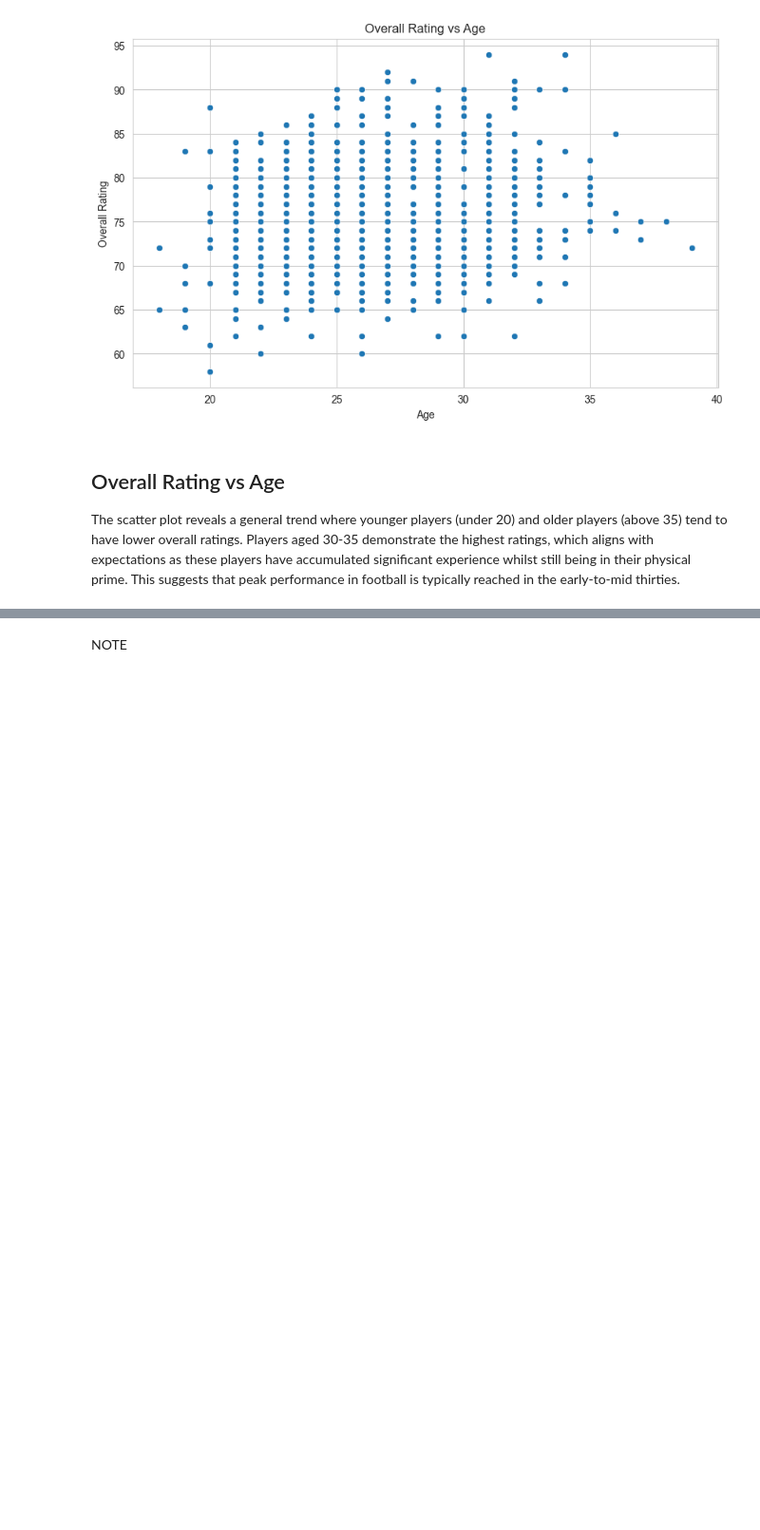
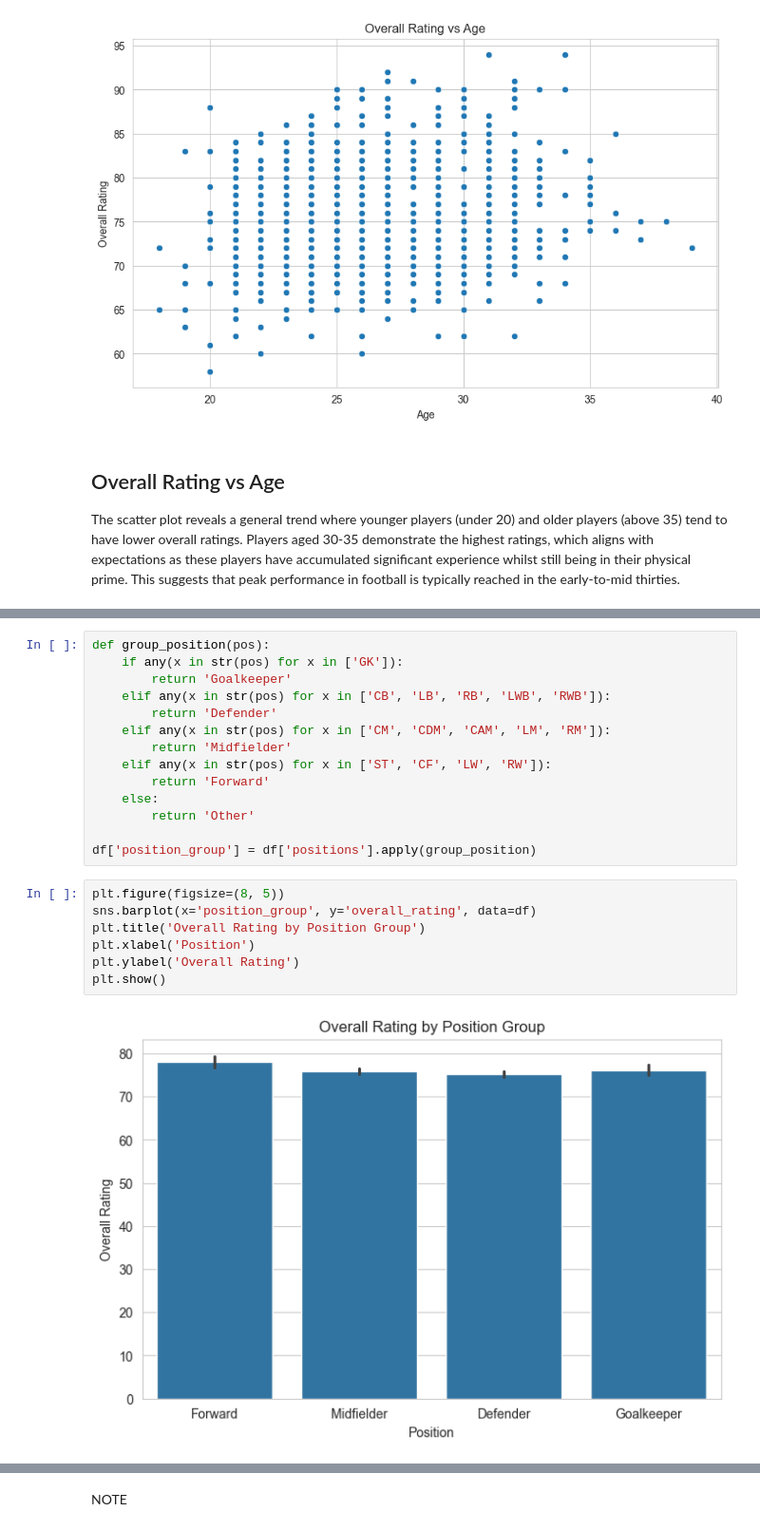
Before and after one commit to lehaanwar/football-players-data, a Jupyter notebook: jupyter_notebooks/Data Vis.ipynb, the cells around one changed output, grey strips where cells are left out. Shown at 95% size. Cells and saved outputs as stored; diff of their text form; blank space fills up the shorter version.

```diff
--- a/jupyter_notebooks/Data Vis.ipynb
+++ b/jupyter_notebooks/Data Vis.ipynb
@@ -222,0 +233,23 @@ peak performance in football is typically reached in the early-to-mid thirties.
+# %%
+def group_position(pos):
+    if any(x in str(pos) for x in ['GK']):
+        return 'Goalkeeper'
+    elif any(x in str(pos) for x in ['CB', 'LB', 'RB', 'LWB', 'RWB']):
+        return 'Defender'
+    elif any(x in str(pos) for x in ['CM', 'CDM', 'CAM', 'LM', 'RM']):
+        return 'Midfielder'
+    elif any(x in str(pos) for x in ['ST', 'CF', 'LW', 'RW']):
+        return 'Forward'
+    else:
+        return 'Other'
+
+df['position_group'] = df['positions'].apply(group_position)
+# %%
+plt.figure(figsize=(8, 5))
+sns.barplot(x='position_group', y='overall_rating', data=df)
+plt.title('Overall Rating by Position Group')
+plt.xlabel('Position')
+plt.ylabel('Overall Rating')
+plt.show()
+# %% [output]
+[figure, added]
```
Also changed, not shown: parts of 12 cells of this notebook, 1 other file.
